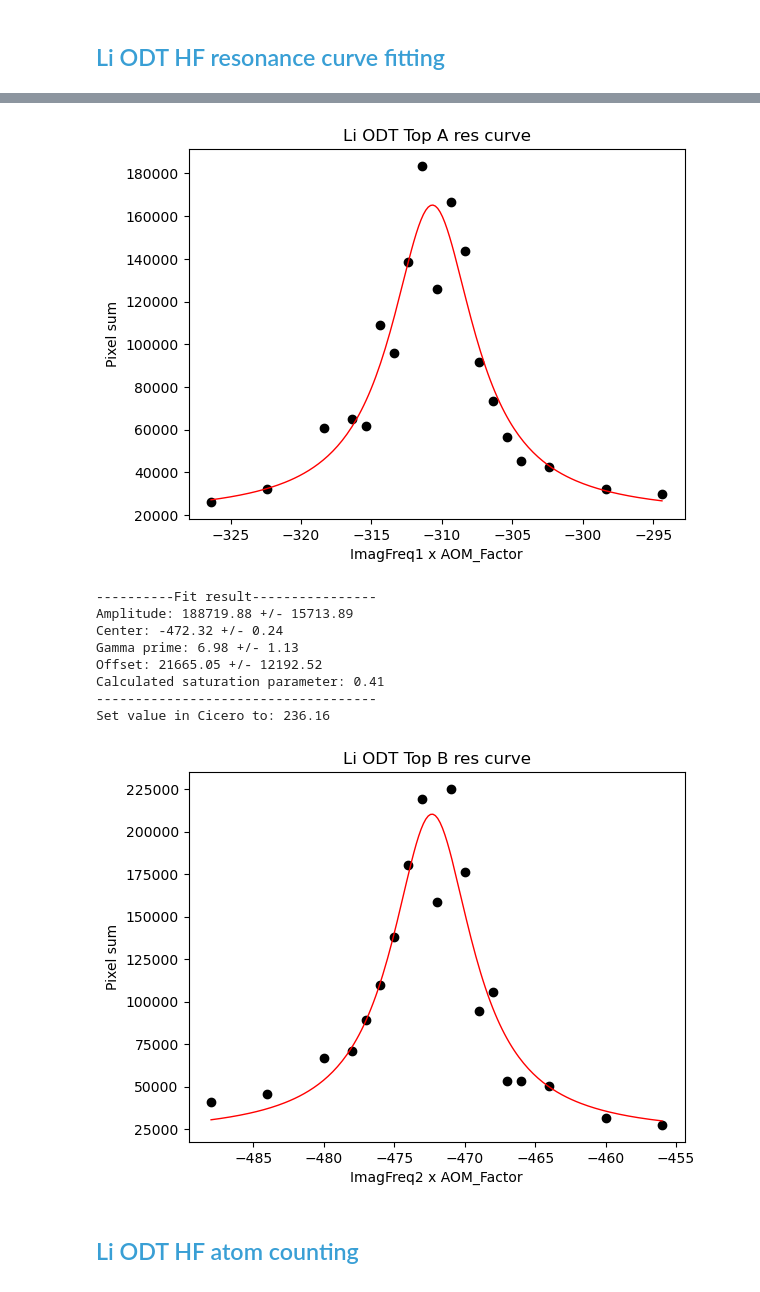
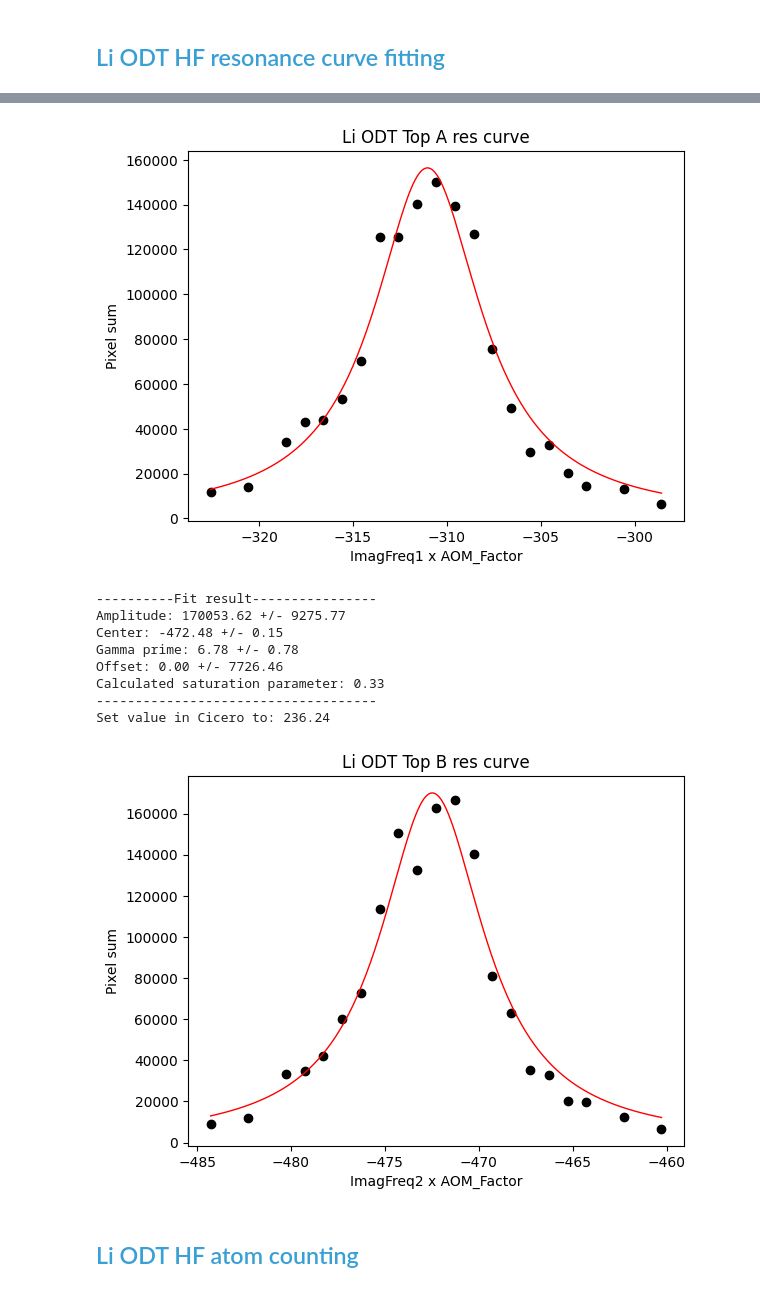
Before and after one commit to huanium/huanium, a Jupyter notebook: MIT_PhD/BEC1/Analysis/BEC1 Calculator.ipynb, the cells around one changed output, grey strips where cells are left out. Saved outputs shown, nothing was run; the diff lists cells and outputs as text; code cells hidden in the pictures.

```diff
--- a/MIT_PhD/BEC1/Analysis/BEC1 Calculator.ipynb
+++ b/MIT_PhD/BEC1/Analysis/BEC1 Calculator.ipynb
@@ -732,7 +975,7 @@ Current folder: /Users/huanbui/Desktop/sample_data/hf
 Li_HF_ODT_X_min = 600
 Li_HF_ODT_X_max = 1500
 Li_HF_ODT_Y_min = 1100
-Li_HF_ODT_Y_max = 1500
+Li_HF_ODT_Y_max = 1600
 ROI_ODT_HF = [Li_HF_ODT_X_min, Li_HF_ODT_X_max, Li_HF_ODT_Y_min, Li_HF_ODT_Y_max]
 
 # Li HF Norm Box (ODT):
@@ -744,7 +987,7 @@ norm_box_ODT_HF = [Li_HF_ODT_X_min_norm, Li_HF_ODT_X_max_norm, Li_HF_ODT_Y_min_n
 
 # display Li LF image:
 frame_type_ODT_HF = 'FakeOD'
-current_file_fullpath_ODT_HF = construct_file_fullpath(folder_path_ODT_HF, run_id='')
+current_file_fullpath_ODT_HF = data_frame_ODT_HF['fullpaths'][0]
 fig, ax = display_image(current_file_fullpath_ODT_HF, ROI_ODT_HF, norm_box_ODT_HF, frame_type_ODT_HF)
 
 #################################################
@@ -763,19 +1006,33 @@ Frame type: FakeOD
 # %%
-# get pixel sum in ROI for entire folder:
-pixel_sums_A, FreqsA, pixel_sums_B, FreqsB = get_pixel_sums_folder_TopAB(folder_path_ODT_HF,
-                                                                        ROI_ODT_HF,
-                                                                        norm_box_ODT_HF,
-                                                                       param_A = 'ImagFreq1', param_B = 'ImagFreq2')
+# compute, for each shot, a pixel sum
+data_frame_ODT_HF = add_pixel_sums_to_data_frame(data_frame_ODT_HF,
+                                                 ROI_ODT_HF,
+                                                 norm_box_ODT_HF,
+                                                 column_name = 'pixel_sum')
+
+# get pixel sums and RF freqs from dataframe:
+pixel_sums_A_ODT_HF = np.array([])
+pixel_sums_B_ODT_HF = np.array([])
+img_freqs_A_ODT_HF = np.array([])
+img_freqs_B_ODT_HF = np.array([])
+
+for index, row in data_frame_ODT_HF.iterrows():
+    if row['image_type'] == 'TopA':
+        pixel_sums_A_ODT_HF = np.append(pixel_sums_A_ODT_HF, row['pixel_sum'])
+        img_freqs_A_ODT_HF = np.append(img_freqs_A_ODT_HF, row['ImagFreq1'])
+    elif row['image_type'] == 'TopB':
+        pixel_sums_B_ODT_HF = np.append(pixel_sums_B_ODT_HF, row['pixel_sum'])
+        img_freqs_B_ODT_HF = np.append(img_freqs_B_ODT_HF, row['ImagFreq2'])
 
 # plot pixel sums versus FreqsA
-plt.scatter(FreqsA, pixel_sums_A, color='black')
+plt.scatter(img_freqs_A_ODT_HF, pixel_sums_A_ODT_HF, color='black')
 plt.xlabel('ImagFreq1')
 plt.ylabel('Pixel sum Top A')
 plt.title('Li ODT Top A res curve')
 plt.show()
 
 # plot pixel sums versus FreqsA
-plt.scatter(FreqsB, pixel_sums_B, color='black')
+plt.scatter(img_freqs_B_ODT_HF, pixel_sums_B_ODT_HF, color='black')
 plt.xlabel('ImagFreq2')
 plt.ylabel('Pixel sum Top B')
 plt.title('Li ODT Top B res curve')
@@ -809,16 +1049,16 @@ center_guess_B = experiment_parameters_dict_ODT_HF['Values']['state_3_unitarity_
 AOM_factor = experiment_parameters_dict_ODT_HF['Values']['li_hf_freq_multiplier']
 
 # Top A
-fit_result_TopA = Li_resonance_imaging_curve_fit(FreqsA,
-                               pixel_sums_A,
+fit_result_TopA = Li_resonance_imaging_curve_fit(img_freqs_A_ODT_HF,
+                               pixel_sums_A_ODT_HF,
                                AOM_factor,
                                center_guess_A,
                                plot_xlabel = 'ImagFreq1 x AOM_Factor',
                                plot_title = 'Li ODT Top A res curve')
 
 # Top B
-fit_result_TopB = Li_resonance_imaging_curve_fit(FreqsB,
-                               pixel_sums_B,
+fit_result_TopB = Li_resonance_imaging_curve_fit(img_freqs_B_ODT_HF,
+                               pixel_sums_B_ODT_HF,
                                AOM_factor,
                                center_guess_B,
                                plot_xlabel = 'ImagFreq2 x AOM_Factor',
@@ -838,12 +1078,12 @@ Set value in Cicero to: 155.34
-[figure, old version]
+[figure, new version]
 ----------Fit result----------------
-Amplitude: 188719.88 +/- 15713.89
-Center: -472.32 +/- 0.24
-Gamma prime: 6.98 +/- 1.13
-Offset: 21665.05 +/- 12192.52
-Calculated saturation parameter: 0.41
+Amplitude: 170053.62 +/- 9275.77
+Center: -472.48 +/- 0.15
+Gamma prime: 6.78 +/- 0.78
+Offset: 0.00 +/- 7726.46
+Calculated saturation parameter: 0.33
 ------------------------------------
-Set value in Cicero to: 236.16
+Set value in Cicero to: 236.24
-[figure, old version]
+[figure, new version]
 # %% [markdown]
 ## <font color=#399FD5>Li ODT HF atom counting</font>
```
Also changed, not shown: parts of 36 cells of this notebook.
